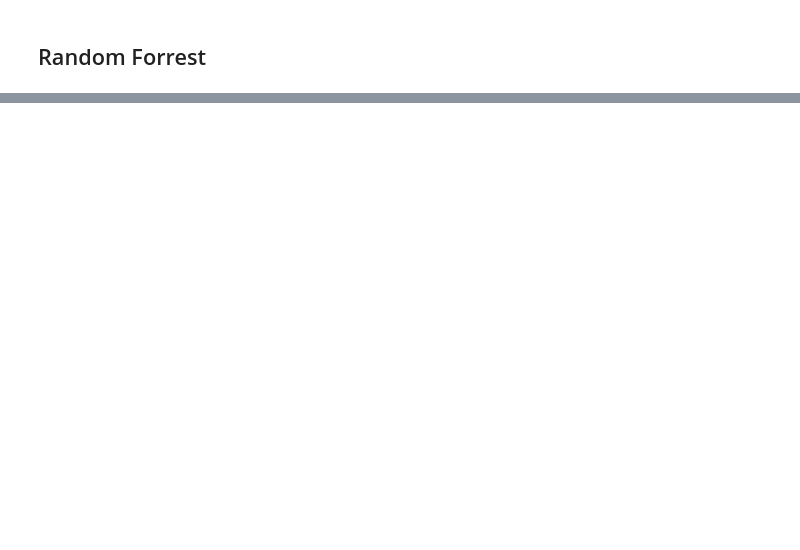
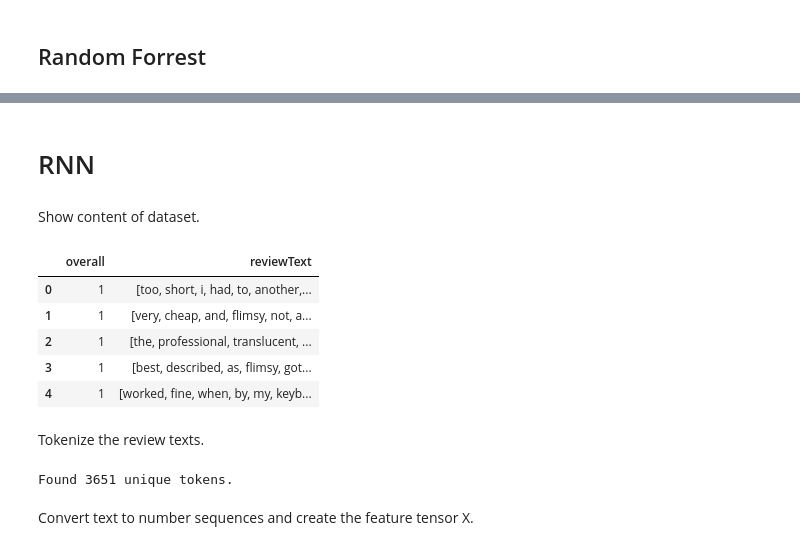
Before and after one commit to MichaelHermannHubler/AIAPP_NLP, a Jupyter notebook: project.ipynb, the cells around one changed output, grey strips where cells are left out. Saved outputs shown, nothing was run; the diff lists cells and outputs as text; code cells hidden in the pictures; blank space fills up the shorter version.

```diff
--- a/project.ipynb
+++ b/project.ipynb
@@ -786,0 +908,35 @@ Accuracy: 0.2875
+# %% [markdown]
+# RNN
+# %% [markdown]
+Show content of dataset.
+# %%
+df_tf_input = df_final.copy()
+df_tf_input.head()
+# %% [output]
+|  | overall | reviewText |
+| 0 | 1 | [too, short, i, had, to, another,... |
+| 1 | 1 | [very, cheap, and, flimsy, not, a... |
+| 2 | 1 | [the, professional, translucent, ... |
+| 3 | 1 | [best, described, as, flimsy, got... |
+| 4 | 1 | [worked, fine, when, by, my, keyb... |
+# %% [markdown]
+Tokenize the review texts.
+# %%
+# The maximum number of words to be used (most frequent)
+MAX_NB_WORDS = 50000
+# Max number of words in each review.
+MAX_SEQUENCE_LENGTH = 200
+# This is fixed.
+EMBEDDING_DIM = 100
+
+tokenizer = Tokenizer(num_words=MAX_NB_WORDS
+                      #,filters='!"#$%&()*+,-./:;<=>?@[\]^_`{|}~'
+                      #,ower=True
+                      )
+tokenizer.fit_on_texts(df_tf_input['reviewText'].values)
+word_index = tokenizer.word_index
+print('Found %s unique tokens.' % len(word_index))
+# %% [output]
+Found 3651 unique tokens.
+# %% [markdown]
+Convert text to number sequences and create the feature tensor X.
```
Also changed, not shown: parts of 62 cells of this notebook, 1 other file.
